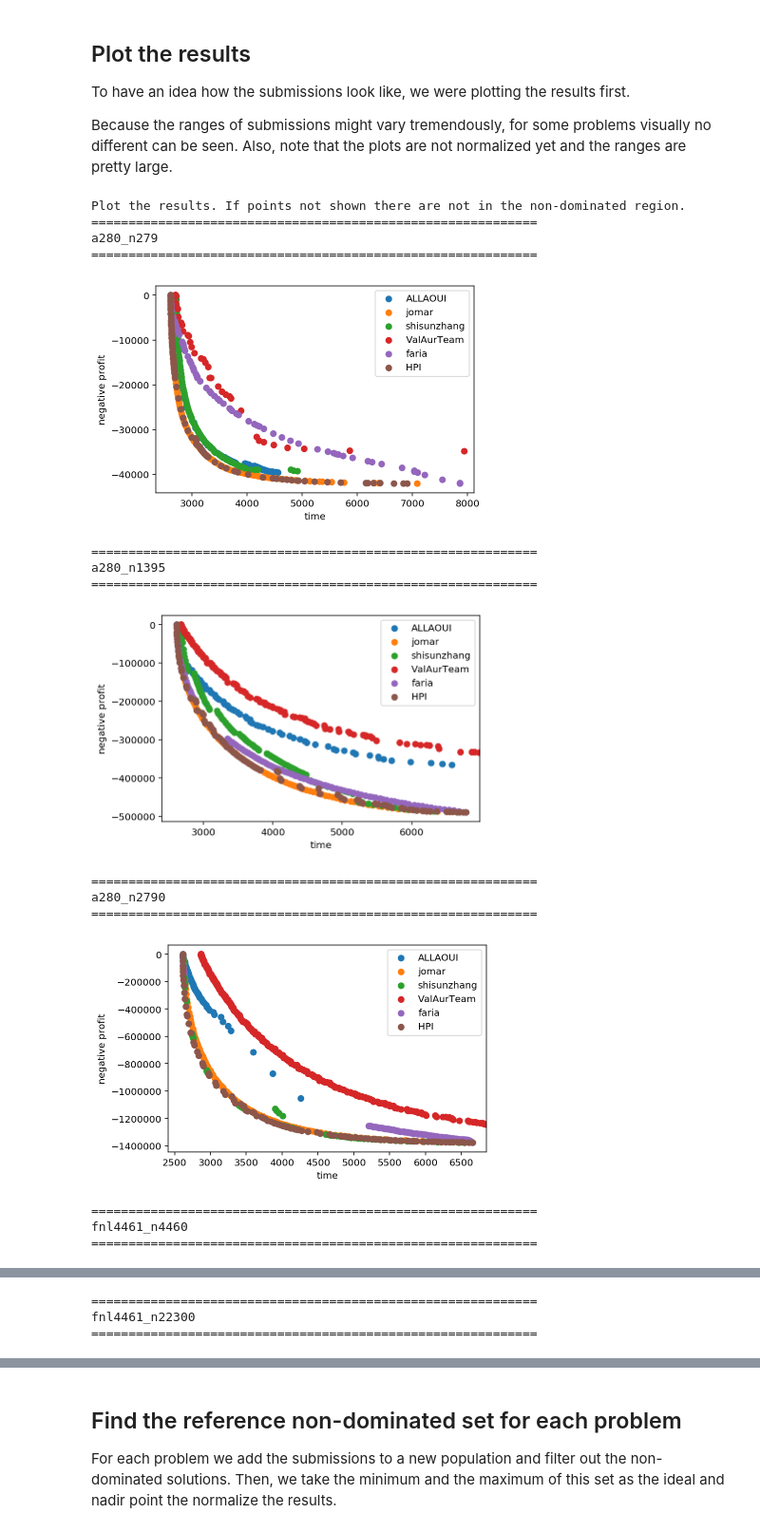
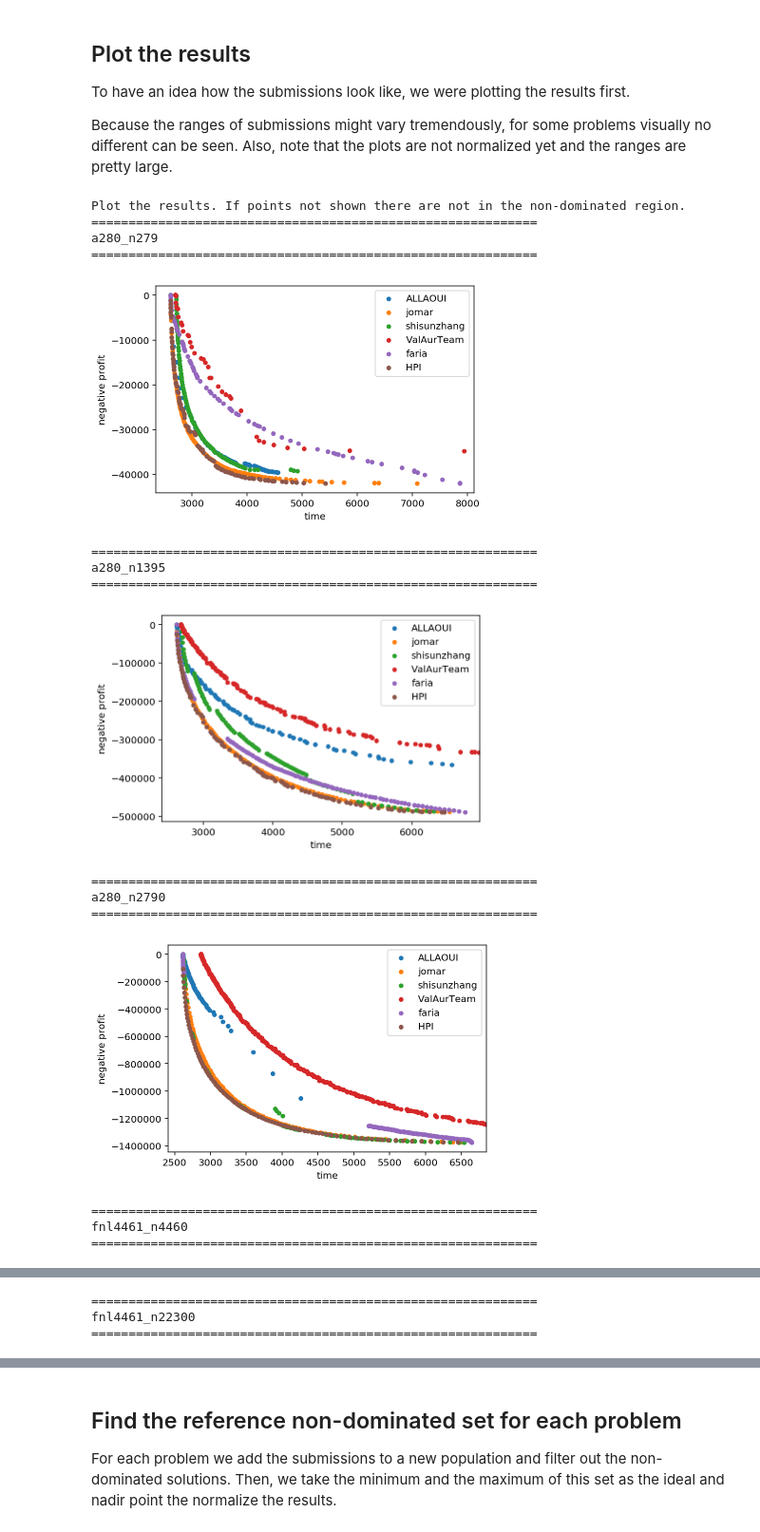
Before and after one commit to blankjul/gecco19-thief, a Jupyter notebook: submissions/!EVALUATION/evaluation.ipynb, the cells around one changed output, grey strips where cells are left out. Shown at 95% size. Drawn from its saved outputs; the diff is of its cells as text; code cells hidden in the pictures.

```diff
--- a/submissions/!EVALUATION/evaluation.ipynb
+++ b/submissions/!EVALUATION/evaluation.ipynb
@@ -83,40 +83,40 @@ print("Plot the results. If points not shown there are not in the non-dominated
 for problem in problems:
 
     for participant in participants:
         _F = data[problem][participant]
-        plt.scatter(_F[:,0], _F[:,1], label=participant)
+        plt.scatter(_F[:,0], _F[:,1], label=participant, s=15)
 
     _all = np.row_stack([data[problem][participant] for participant in participants])
     I = fast_non_dominated_sort(_all)[0]
     _non_dom = _all[I]
 
     _min = _non_dom.min(axis=0)
     _max = _non_dom.max(axis=0)
     _range = _max - _min
 
     print("=" * 60)
     print(problem)
     print("=" * 60)
     plt.xlabel("time")
     plt.ylabel("negative profit")
     plt.xlim(_min[0] - 0.05 * _range[0], _max[0] + 0.05 * _range[0])
     plt.ylim(_min[1] - 0.05 * _range[1], _max[1] + 0.05 * _range[1])
     plt.legend()
     plt.show()
 # %% [output]
 Plot the results. If points not shown there are not in the non-dominated region.
 ============================================================
 a280_n279
 ============================================================
-[figure, old version]
+[figure, new version]
 ============================================================
 a280_n1395
 ============================================================
-[figure, old version]
+[figure, new version]
 ============================================================
 a280_n2790
 ============================================================
-[figure, old version]
+[figure, new version]
 ============================================================
 fnl4461_n4460
 ============================================================
```
Also changed, not shown: parts of 6 cells of this notebook, 15 other files.
